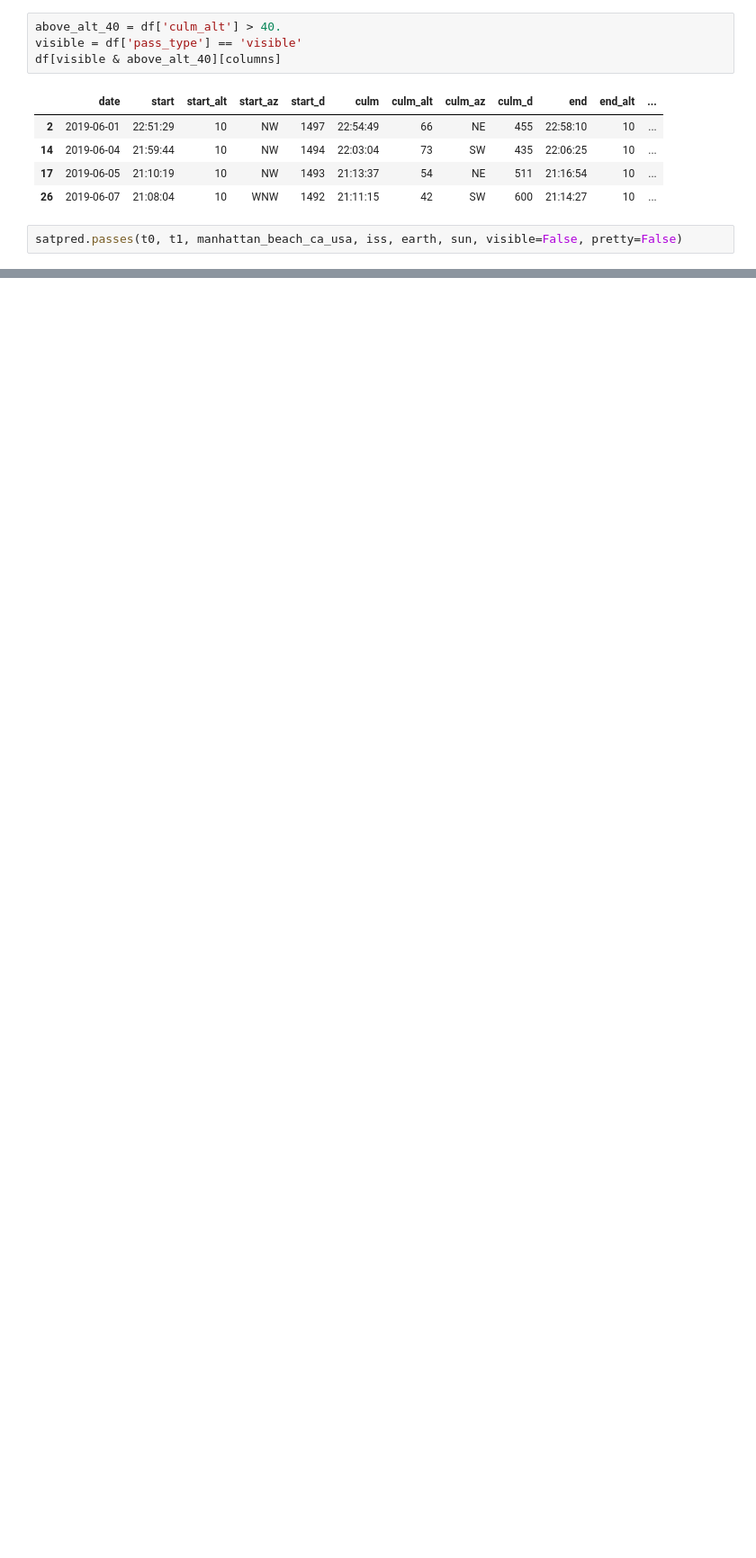
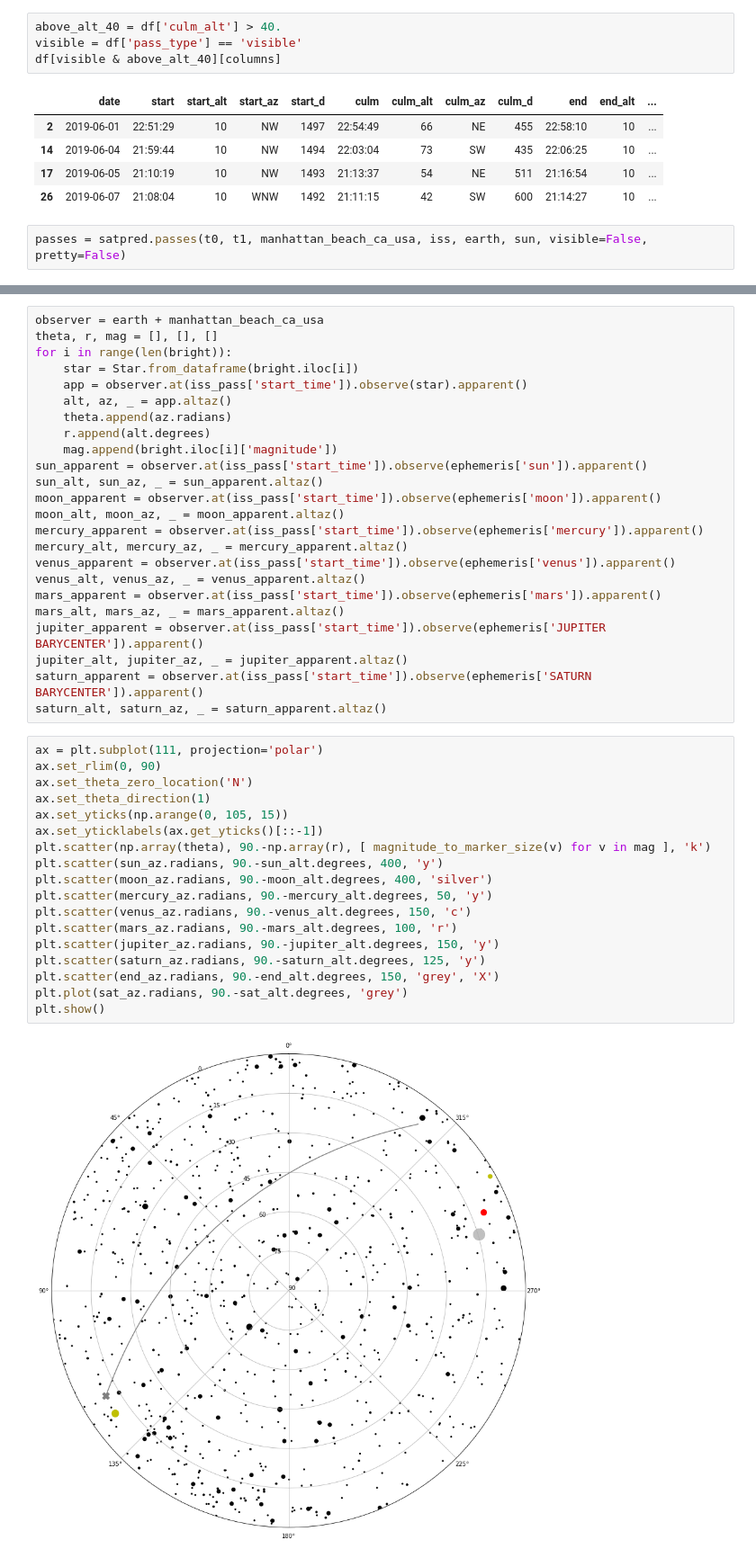
Before and after one commit to bradleypallen/skyfield-notebooks, a Jupyter notebook: Satellite Predictions Using Skyfield.ipynb, the cells around one changed output, grey strips where cells are left out. Shown at 90% size. Drawn from its saved outputs; the diff is of its cells as text; blank space fills up the shorter version.

```diff
--- a/Satellite Predictions Using Skyfield.ipynb
+++ b/Satellite Predictions Using Skyfield.ipynb
@@ -94,4 +96,4 @@ df[visible & above_alt_40][columns]
 | 17 | 2019-06-05 | 21:10:19 | 10 | NW | 1493 | 21:13:37 | 54 | NE | 511 | 21:16:54 | 10 | ... |
 | 26 | 2019-06-07 | 21:08:04 | 10 | WNW | 1492 | 21:11:15 | 42 | SW | 600 | 21:14:27 | 10 | ... |
 # %%
-satpred.passes(t0, t1, manhattan_beach_ca_usa, iss, earth, sun, visible=False, pretty=False)
+passes = satpred.passes(t0, t1, manhattan_beach_ca_usa, iss, earth, sun, visible=False, pretty=False)
@@ -115,0 +137,44 @@ satpred.passes(t0, t1, manhattan_beach_ca_usa, iss, earth, sun, visible=False, p
+# %%
+observer = earth + manhattan_beach_ca_usa
+theta, r, mag = [], [], []
+for i in range(len(bright)):
+    star = Star.from_dataframe(bright.iloc[i])
+    app = observer.at(iss_pass['start_time']).observe(star).apparent()
+    alt, az, _ = app.altaz()
+    theta.append(az.radians)
+    r.append(alt.degrees)
+    mag.append(bright.iloc[i]['magnitude'])
+sun_apparent = observer.at(iss_pass['start_time']).observe(ephemeris['sun']).apparent()
+sun_alt, sun_az, _ = sun_apparent.altaz()
+moon_apparent = observer.at(iss_pass['start_time']).observe(ephemeris['moon']).apparent()
+moon_alt, moon_az, _ = moon_apparent.altaz()
+mercury_apparent = observer.at(iss_pass['start_time']).observe(ephemeris['mercury']).apparent()
+mercury_alt, mercury_az, _ = mercury_apparent.altaz()
+venus_apparent = observer.at(iss_pass['start_time']).observe(ephemeris['venus']).apparent()
+venus_alt, venus_az, _ = venus_apparent.altaz()
+mars_apparent = observer.at(iss_pass['start_time']).observe(ephemeris['mars']).apparent()
+mars_alt, mars_az, _ = mars_apparent.altaz()
+jupiter_apparent = observer.at(iss_pass['start_time']).observe(ephemeris['JUPITER BARYCENTER']).apparent()
+jupiter_alt, jupiter_az, _ = jupiter_apparent.altaz()
+saturn_apparent = observer.at(iss_pass['start_time']).observe(ephemeris['SATURN BARYCENTER']).apparent()
+saturn_alt, saturn_az, _ = saturn_apparent.altaz()
+# %%
+ax = plt.subplot(111, projection='polar')
+ax.set_rlim(0, 90)
+ax.set_theta_zero_location('N')
+ax.set_theta_direction(1)
+ax.set_yticks(np.arange(0, 105, 15))
+ax.set_yticklabels(ax.get_yticks()[::-1])
+plt.scatter(np.array(theta), 90.-np.array(r), [ magnitude_to_marker_size(v) for v in mag ], 'k')
+plt.scatter(sun_az.radians, 90.-sun_alt.degrees, 400, 'y')
+plt.scatter(moon_az.radians, 90.-moon_alt.degrees, 400, 'silver')
+plt.scatter(mercury_az.radians, 90.-mercury_alt.degrees, 50, 'y')
+plt.scatter(venus_az.radians, 90.-venus_alt.degrees, 150, 'c')
+plt.scatter(mars_az.radians, 90.-mars_alt.degrees, 100, 'r')
+plt.scatter(jupiter_az.radians, 90.-jupiter_alt.degrees, 150, 'y')
+plt.scatter(saturn_az.radians, 90.-saturn_alt.degrees, 125, 'y')
+plt.scatter(end_az.radians, 90.-end_alt.degrees, 150, 'grey', 'X')
+plt.plot(sat_az.radians, 90.-sat_alt.degrees, 'grey')
+plt.show()
+# %% [output]
+[figure, added]
```
Also changed, not shown: parts of 6 cells of this notebook, 1 other file.
